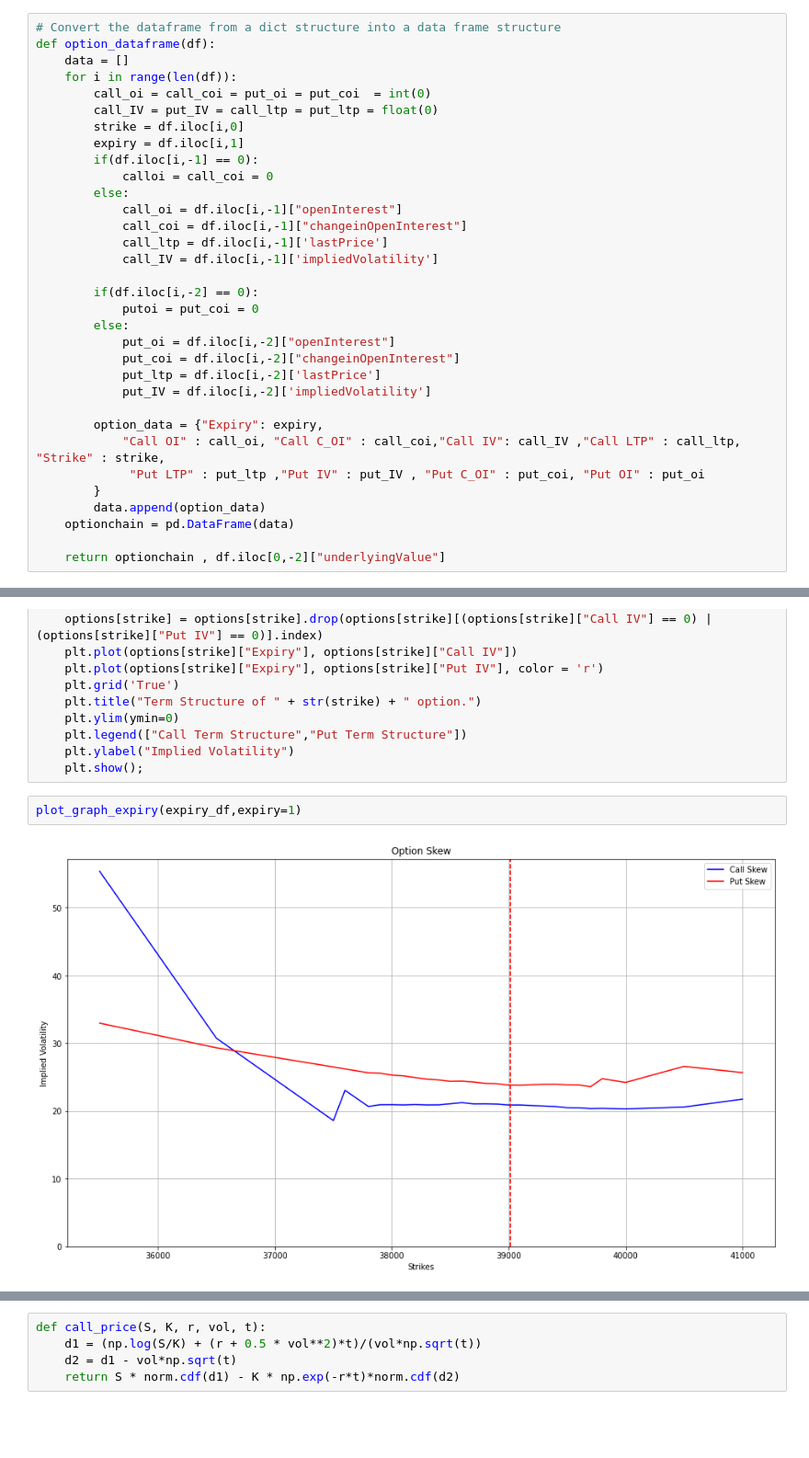
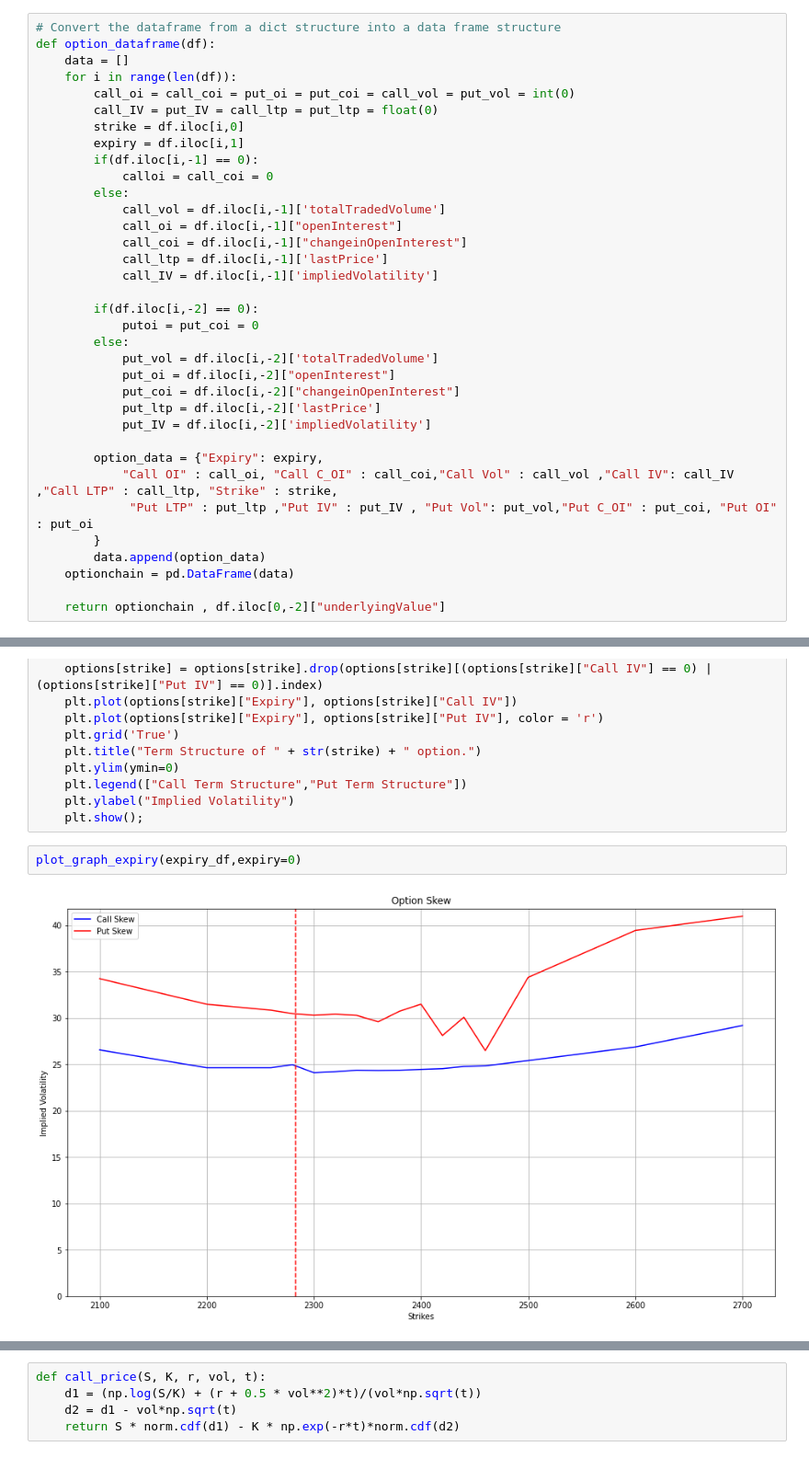
Before and after one commit to cheesecakeMafia/OptionChain, a Jupyter notebook: OptionChain.ipynb, the cells around one changed output, grey strips where cells are left out. Shown at 92% size. Drawn from its saved outputs; the diff is of its cells as text; blank space fills up the shorter version.

```diff
--- a/OptionChain.ipynb
+++ b/OptionChain.ipynb
@@ -88,13 +93,14 @@ df
 def option_dataframe(df):
     data = []
     for i in range(len(df)):
-        call_oi = call_coi = put_oi = put_coi  = int(0)
+        call_oi = call_coi = put_oi = put_coi = call_vol = put_vol = int(0)
         call_IV = put_IV = call_ltp = put_ltp = float(0)
         strike = df.iloc[i,0]
         expiry = df.iloc[i,1]
         if(df.iloc[i,-1] == 0):
             calloi = call_coi = 0
         else:
+            call_vol = df.iloc[i,-1]['totalTradedVolume']
             call_oi = df.iloc[i,-1]["openInterest"]
             call_coi = df.iloc[i,-1]["changeinOpenInterest"]
             call_ltp = df.iloc[i,-1]['lastPrice']
@@ -103,14 +109,15 @@ def option_dataframe(df):
         if(df.iloc[i,-2] == 0):
             putoi = put_coi = 0
         else:
+            put_vol = df.iloc[i,-2]['totalTradedVolume']
             put_oi = df.iloc[i,-2]["openInterest"]
             put_coi = df.iloc[i,-2]["changeinOpenInterest"]
             put_ltp = df.iloc[i,-2]['lastPrice']
             put_IV = df.iloc[i,-2]['impliedVolatility']
 
         option_data = {"Expiry": expiry,
-            "Call OI" : call_oi, "Call C_OI" : call_coi,"Call IV": call_IV ,"Call LTP" : call_ltp, "Strike" : strike,
-             "Put LTP" : put_ltp ,"Put IV" : put_IV , "Put C_OI" : put_coi, "Put OI" : put_oi
+            "Call OI" : call_oi, "Call C_OI" : call_coi,"Call Vol" : call_vol ,"Call IV": call_IV ,"Call LTP" : call_ltp, "Strike" : strike,
+             "Put LTP" : put_ltp ,"Put IV" : put_IV , "Put Vol": put_vol,"Put C_OI" : put_coi, "Put OI" : put_oi
         }
         data.append(option_data)
     optionchain = pd.DataFrame(data)
@@ -255,9 +258,9 @@ def plot_graph_strike(options, strike=17100):
     plt.ylabel("Implied Volatility")
     plt.show();
 # %%
-plot_graph_expiry(expiry_df,expiry=1)
+plot_graph_expiry(expiry_df,expiry=0)
 # %% [output]
-[figure, old version]
+[figure, new version]
 # %%
 plot_graph_strike(strike_df, ATM)
 # %% [output]
```
Also changed, not shown: parts of 20 cells of this notebook.
